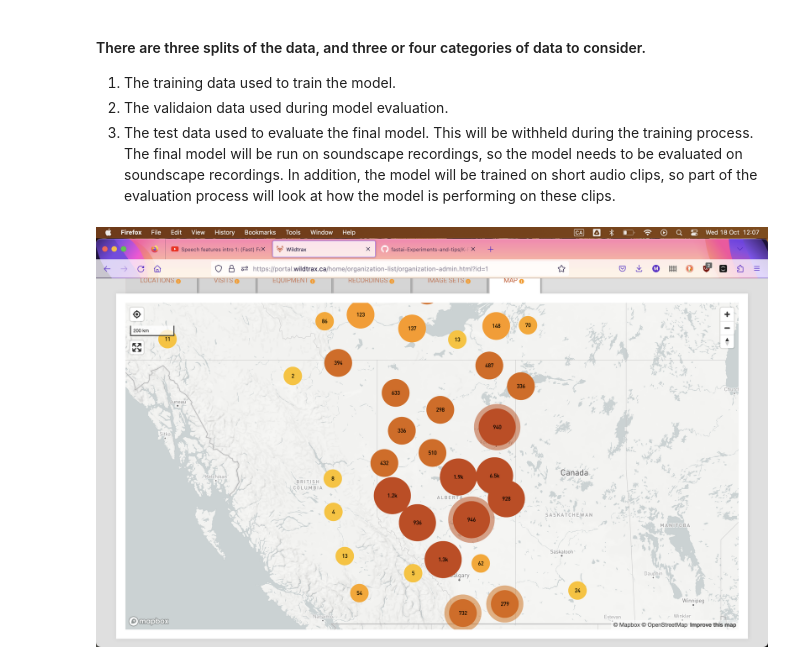
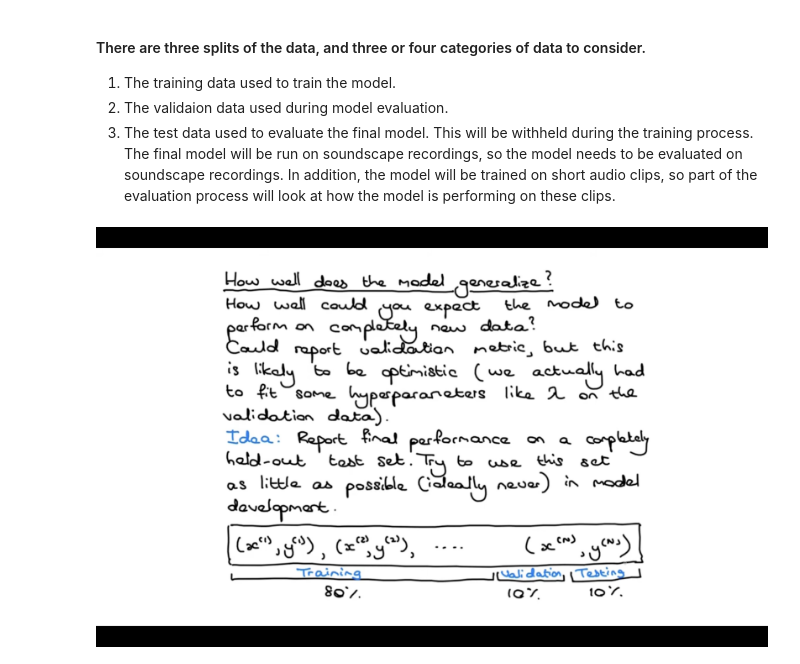
Before and after one commit to Mgallimore88/osfl_cnn_recognizer, a Jupyter notebook: notebooks/exploratory/1.8-mjg-osfl-eda-explore_BU_dataset.ipynb, the cells around one changed output. Drawn from its saved outputs; the diff is of its cells as text; code cells hidden in the pictures.

Commit message:
fix image display

```diff
--- a/notebooks/exploratory/1.8-mjg-osfl-eda-explore_BU_dataset.ipynb
+++ b/notebooks/exploratory/1.8-mjg-osfl-eda-explore_BU_dataset.ipynb
@@ -9,9 +9,9 @@ The final model will be run on soundscape recordings, so the model needs to be e
 In addition, the model will be trained on short audio clips, so part of the evaluation process will look at how the model is performing on these clips.
 # %%
 from IPython.display import Image
-Image("./map_all.png")
+Image("./tvd.png")
 # %% [output]
-[figure, old version]
+[figure, new version]
 # %% [markdown]
 
 ### Proposed split options:
```
Also changed, not shown: parts of 3 cells of this notebook.
